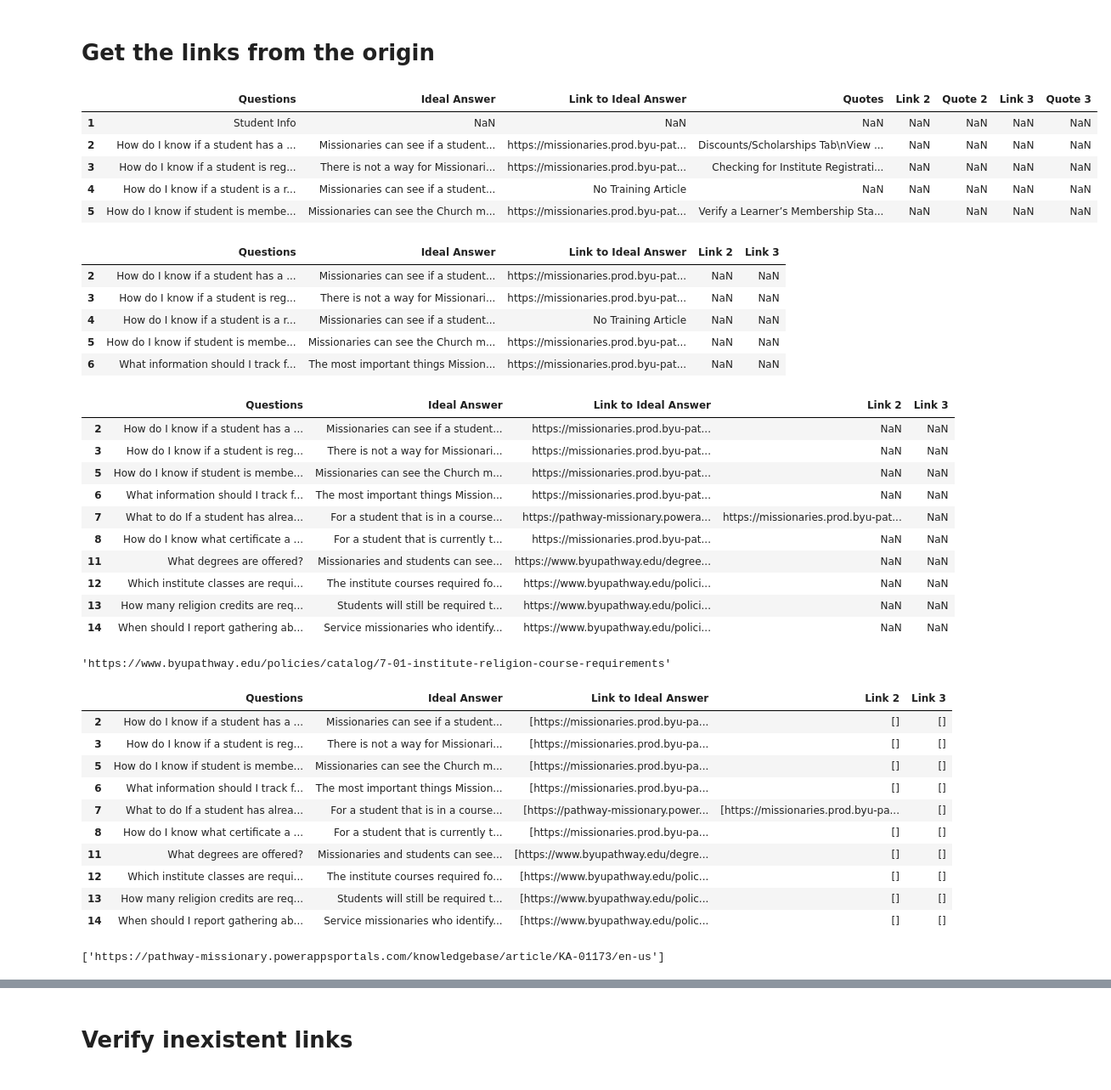
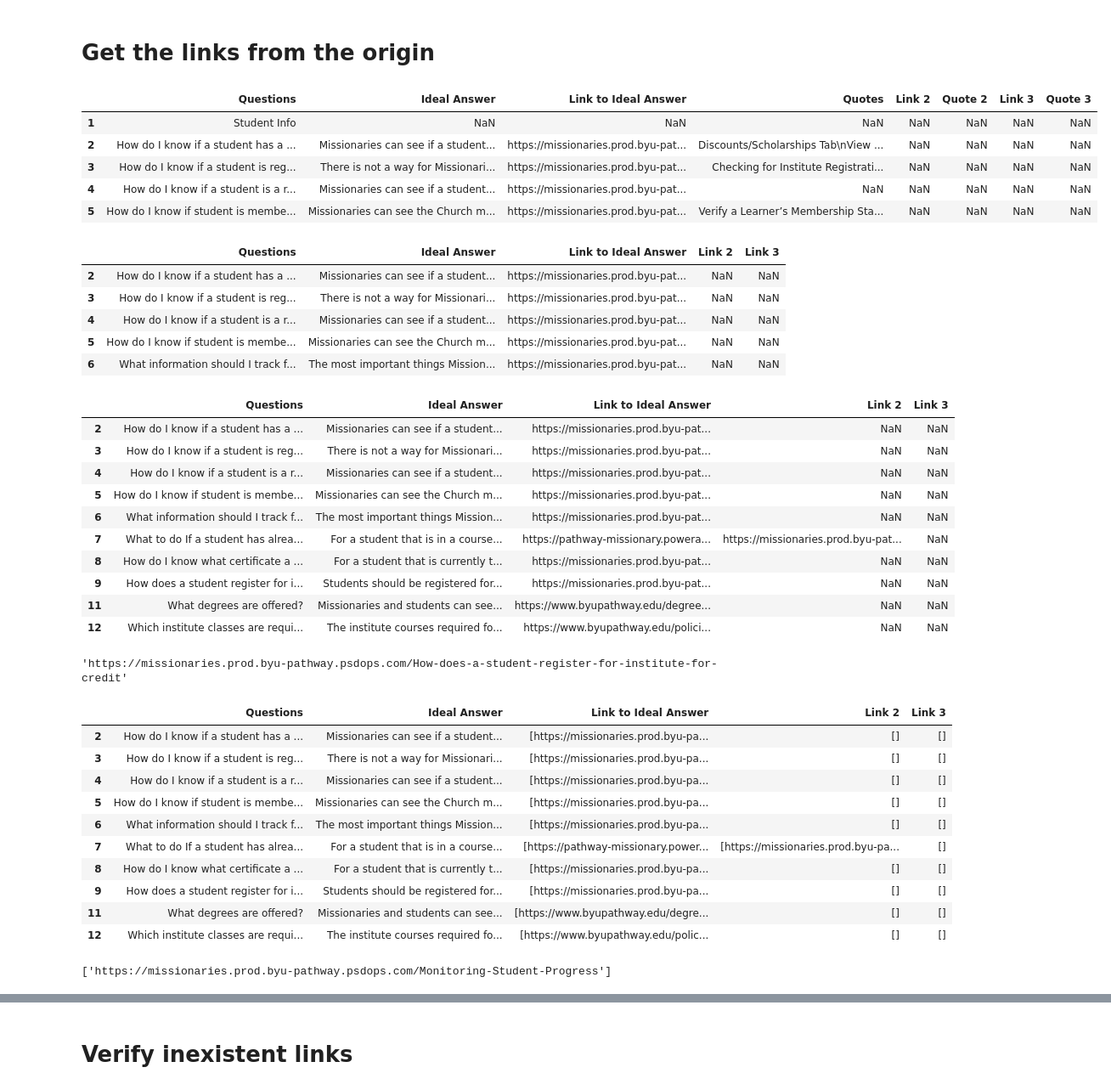
Before and after one commit to DallanQ/pathway-indexer, a Jupyter notebook: notebooks/03_verify_index_links.ipynb, the cells around one changed output, grey strips where cells are left out. Shown at 85% size. Saved outputs shown, nothing was run; the diff lists cells and outputs as text; code cells hidden in the pictures.

```diff
--- a/notebooks/03_verify_index_links.ipynb
+++ b/notebooks/03_verify_index_links.ipynb
@@ -3,20 +3,20 @@
 # %%
 import pandas as pd
 # %%
-filename = "../data/temporary/Index_quotes.csv"
+filename = "../data/temporary/Index_quotes_26.csv"
 
 df = pd.read_csv(
     filename,
     header=1,
 )
 df.index = range(1, len(df) + 1)
 df.head()
 # %% [output]
 |  | Questions | Ideal Answer | Link to Ideal Answer | Quotes | Link 2 | Quote 2 | Link 3 | Quote 3 |
 | 1 | Student Info | NaN | NaN | NaN | NaN | NaN | NaN | NaN |
 | 2 | How do I know if a student has a ... | Missionaries can see if a student... | https://missionaries.prod.byu-pat... | Discounts/Scholarships Tab\nView ... | NaN | NaN | NaN | NaN |
 | 3 | How do I know if a student is reg... | There is not a way for Missionari... | https://missionaries.prod.byu-pat... | Checking for Institute Registrati... | NaN | NaN | NaN | NaN |
-| 4 | How do I know if a student is a r... | Missionaries can see if a student... | No Training Article | NaN | NaN | NaN | NaN | NaN |
+| 4 | How do I know if a student is a r... | Missionaries can see if a student... | https://missionaries.prod.byu-pat... | NaN | NaN | NaN | NaN | NaN |
 | 5 | How do I know if student is membe... | Missionaries can see the Church m... | https://missionaries.prod.byu-pat... | Verify a Learner’s Membership Sta... | NaN | NaN | NaN | NaN |
 # %%
 df.dropna(subset=["Link to Ideal Answer"], inplace=True)
@@ -28,7 +28,7 @@ df.head(5)
 |  | Questions | Ideal Answer | Link to Ideal Answer | Link 2 | Link 3 |
 | 2 | How do I know if a student has a ... | Missionaries can see if a student... | https://missionaries.prod.byu-pat... | NaN | NaN |
 | 3 | How do I know if a student is reg... | There is not a way for Missionari... | https://missionaries.prod.byu-pat... | NaN | NaN |
-| 4 | How do I know if a student is a r... | Missionaries can see if a student... | No Training Article | NaN | NaN |
+| 4 | How do I know if a student is a r... | Missionaries can see if a student... | https://missionaries.prod.byu-pat... | NaN | NaN |
 | 5 | How do I know if student is membe... | Missionaries can see the Church m... | https://missionaries.prod.byu-pat... | NaN | NaN |
 | 6 | What information should I track f... | The most important things Mission... | https://missionaries.prod.byu-pat... | NaN | NaN |
 # %%
@@ -41,18 +41,18 @@ df.head(10)
 |  | Questions | Ideal Answer | Link to Ideal Answer | Link 2 | Link 3 |
 | 2 | How do I know if a student has a ... | Missionaries can see if a student... | https://missionaries.prod.byu-pat... | NaN | NaN |
 | 3 | How do I know if a student is reg... | There is not a way for Missionari... | https://missionaries.prod.byu-pat... | NaN | NaN |
+| 4 | How do I know if a student is a r... | Missionaries can see if a student... | https://missionaries.prod.byu-pat... | NaN | NaN |
 | 5 | How do I know if student is membe... | Missionaries can see the Church m... | https://missionaries.prod.byu-pat... | NaN | NaN |
 | 6 | What information should I track f... | The most important things Mission... | https://missionaries.prod.byu-pat... | NaN | NaN |
 | 7 | What to do If a student has alrea... | For a student that is in a course... | https://pathway-missionary.powera... | https://missionaries.prod.byu-pat... | NaN |
 | 8 | How do I know what certificate a ... | For a student that is currently t... | https://missionaries.prod.byu-pat... | NaN | NaN |
+| 9 | How does a student register for i... | Students should be registered for... | https://missionaries.prod.byu-pat... | NaN | NaN |
 | 11 | What degrees are offered? | Missionaries and students can see... | https://www.byupathway.edu/degree... | NaN | NaN |
 | 12 | Which institute classes are requi... | The institute courses required fo... | https://www.byupathway.edu/polici... | NaN | NaN |
-| 13 | How many religion credits are req... | Students will still be required t... | https://www.byupathway.edu/polici... | NaN | NaN |
-| 14 | When should I report gathering ab... | Service missionaries who identify... | https://www.byupathway.edu/polici... | NaN | NaN |
 # %%
 df.iloc[7]["Link to Ideal Answer"]
 # %% [output]
-'https://www.byupathway.edu/policies/catalog/7-01-institute-religion-course-requirements'
+'https://missionaries.prod.byu-pathway.psdops.com/How-does-a-student-register-for-institute-for-credit'
 # %%
 # Función para limpiar y extraer los links
 def extract_links(text):
@@ -78,18 +78,18 @@ df.head(10)
 |  | Questions | Ideal Answer | Link to Ideal Answer | Link 2 | Link 3 |
 | 2 | How do I know if a student has a ... | Missionaries can see if a student... | [https://missionaries.prod.byu-pa... | [] | [] |
 | 3 | How do I know if a student is reg... | There is not a way for Missionari... | [https://missionaries.prod.byu-pa... | [] | [] |
+| 4 | How do I know if a student is a r... | Missionaries can see if a student... | [https://missionaries.prod.byu-pa... | [] | [] |
 | 5 | How do I know if student is membe... | Missionaries can see the Church m... | [https://missionaries.prod.byu-pa... | [] | [] |
 | 6 | What information should I track f... | The most important things Mission... | [https://missionaries.prod.byu-pa... | [] | [] |
 | 7 | What to do If a student has alrea... | For a student that is in a course... | [https://pathway-missionary.power... | [https://missionaries.prod.byu-pa... | [] |
 | 8 | How do I know what certificate a ... | For a student that is currently t... | [https://missionaries.prod.byu-pa... | [] | [] |
+| 9 | How does a student register for i... | Students should be registered for... | [https://missionaries.prod.byu-pa... | [] | [] |
 | 11 | What degrees are offered? | Missionaries and students can see... | [https://www.byupathway.edu/degre... | [] | [] |
 | 12 | Which institute classes are requi... | The institute courses required fo... | [https://www.byupathway.edu/polic... | [] | [] |
-| 13 | How many religion credits are req... | Students will still be required t... | [https://www.byupathway.edu/polic... | [] | [] |
-| 14 | When should I report gathering ab... | Service missionaries who identify... | [https://www.byupathway.edu/polic... | [] | [] |
 # %%
 df.iloc[4]["Link to Ideal Answer"]
 # %% [output]
-['https://pathway-missionary.powerappsportals.com/knowledgebase/article/KA-01173/en-us']
+['https://missionaries.prod.byu-pathway.psdops.com/Monitoring-Student-Progress']
 # %%
 # Recopila los link de "Link to Ideal Answer", "Link 2" y "Link 3" en un solo campo
 def merge_links(row):
```
Also changed, not shown: parts of 15 cells of this notebook.
